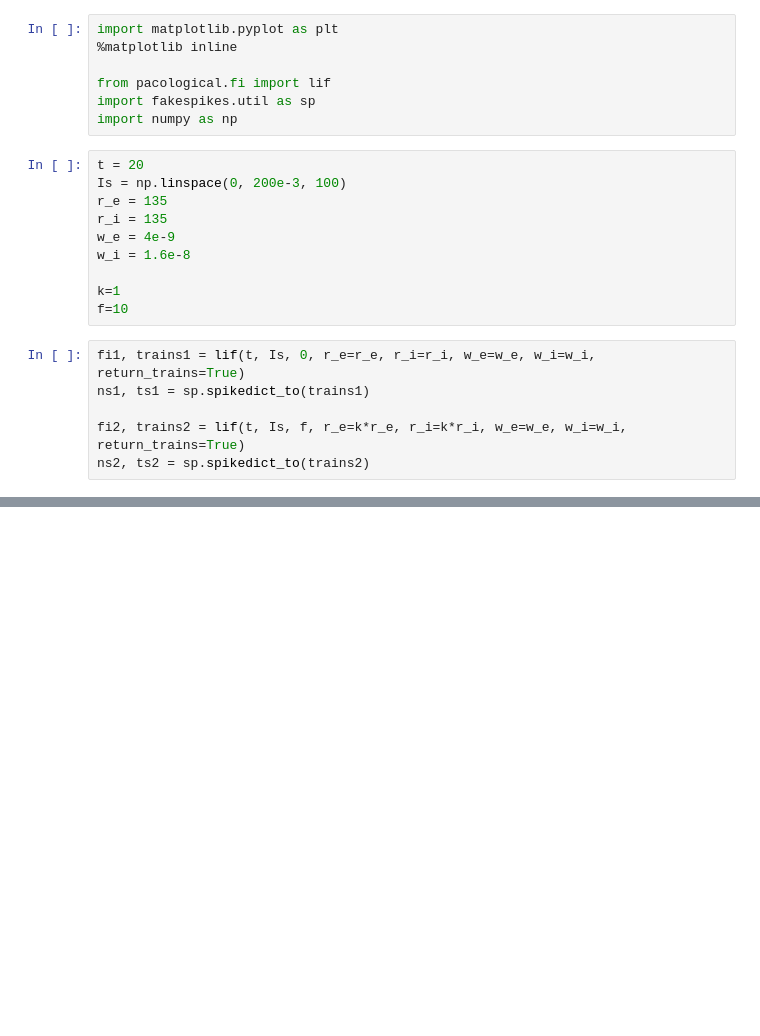
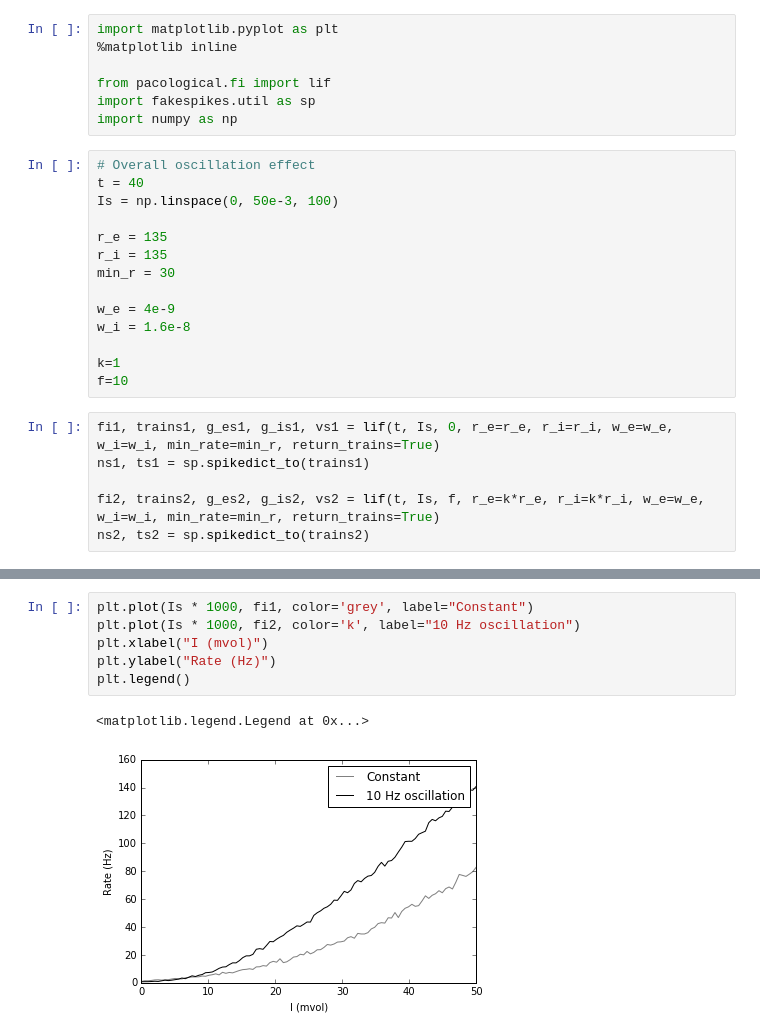
Before and after one commit to voytekresearch/pacological, a Jupyter notebook: ipynb/fi_test.ipynb, the cells around one changed output, grey strips where cells are left out. Cells and saved outputs as stored; diff of their text form; blank space fills up the shorter version.

```diff
--- a/ipynb/fi_test.ipynb
+++ b/ipynb/fi_test.ipynb
@@ -6,18 +6,22 @@ from pacological.fi import lif
 import fakespikes.util as sp
 import numpy as np
 # %%
-t = 20
-Is = np.linspace(0, 200e-3, 100)
+# Overall oscillation effect
+t = 40
+Is = np.linspace(0, 50e-3, 100)
+
 r_e = 135
 r_i = 135
+min_r = 30
+
 w_e = 4e-9
 w_i = 1.6e-8
 
 k=1
 f=10
 # %%
-fi1, trains1 = lif(t, Is, 0, r_e=r_e, r_i=r_i, w_e=w_e, w_i=w_i, return_trains=True)
+fi1, trains1, g_es1, g_is1, vs1 = lif(t, Is, 0, r_e=r_e, r_i=r_i, w_e=w_e, w_i=w_i, min_rate=min_r, return_trains=True)
 ns1, ts1 = sp.spikedict_to(trains1)
 
-fi2, trains2 = lif(t, Is, f, r_e=k*r_e, r_i=k*r_i, w_e=w_e, w_i=w_i, return_trains=True)
+fi2, trains2, g_es2, g_is2, vs2 = lif(t, Is, f, r_e=k*r_e, r_i=k*r_i, w_e=w_e, w_i=w_i, min_rate=min_r, return_trains=True)
 ns2, ts2 = sp.spikedict_to(trains2)
@@ -23,0 +48,9 @@ ns2, ts2 = sp.spikedict_to(trains2)
+# %%
+plt.plot(Is * 1000, fi1, color='grey', label="Constant")
+plt.plot(Is * 1000, fi2, color='k', label="10 Hz oscillation")
+plt.xlabel("I (mvol)")
+plt.ylabel("Rate (Hz)")
+plt.legend()
+# %% [output]
+<matplotlib.legend.Legend at 0x...>
+[figure, added]
```
Also changed, not shown: parts of 6 cells of this notebook, 32 other files.
